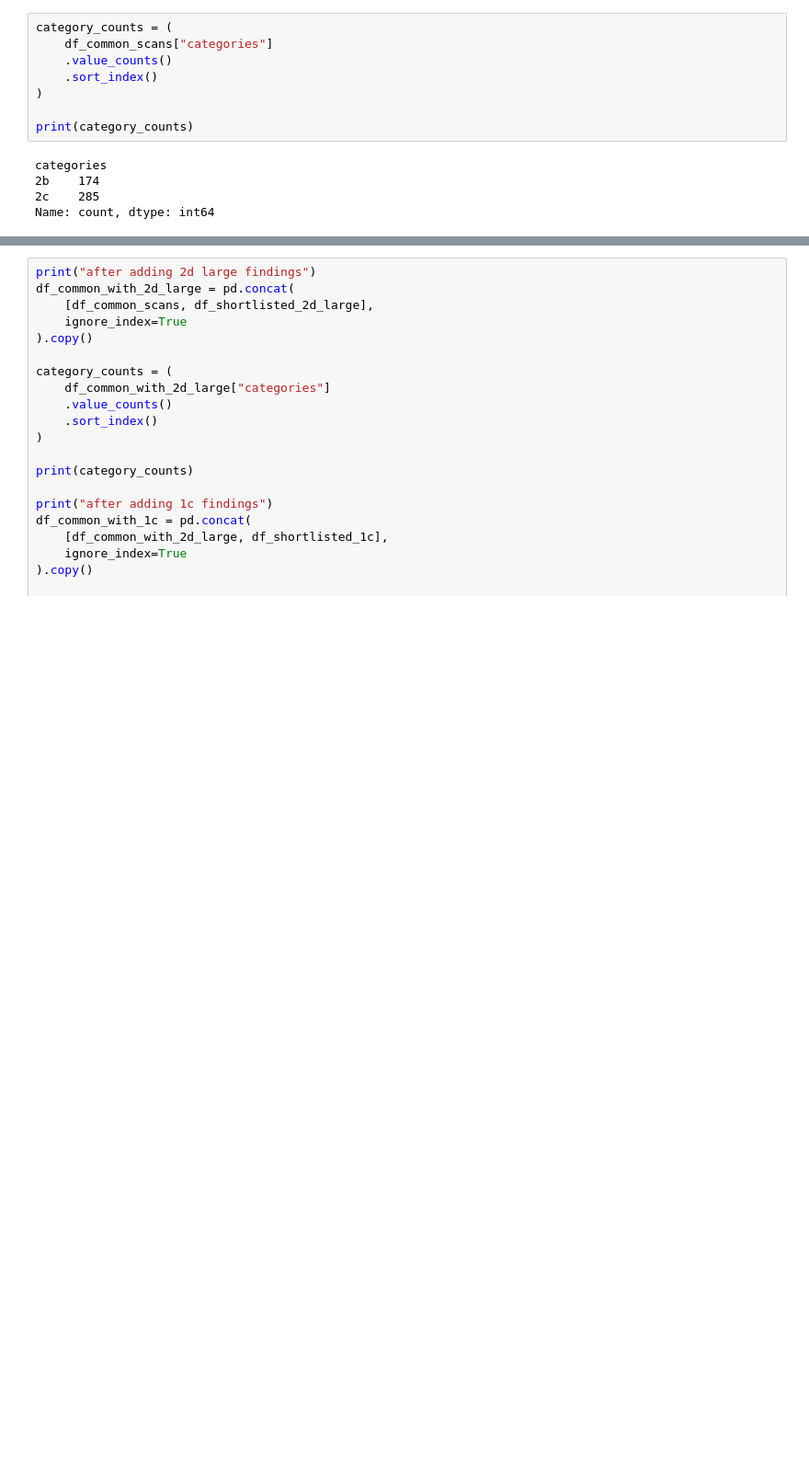
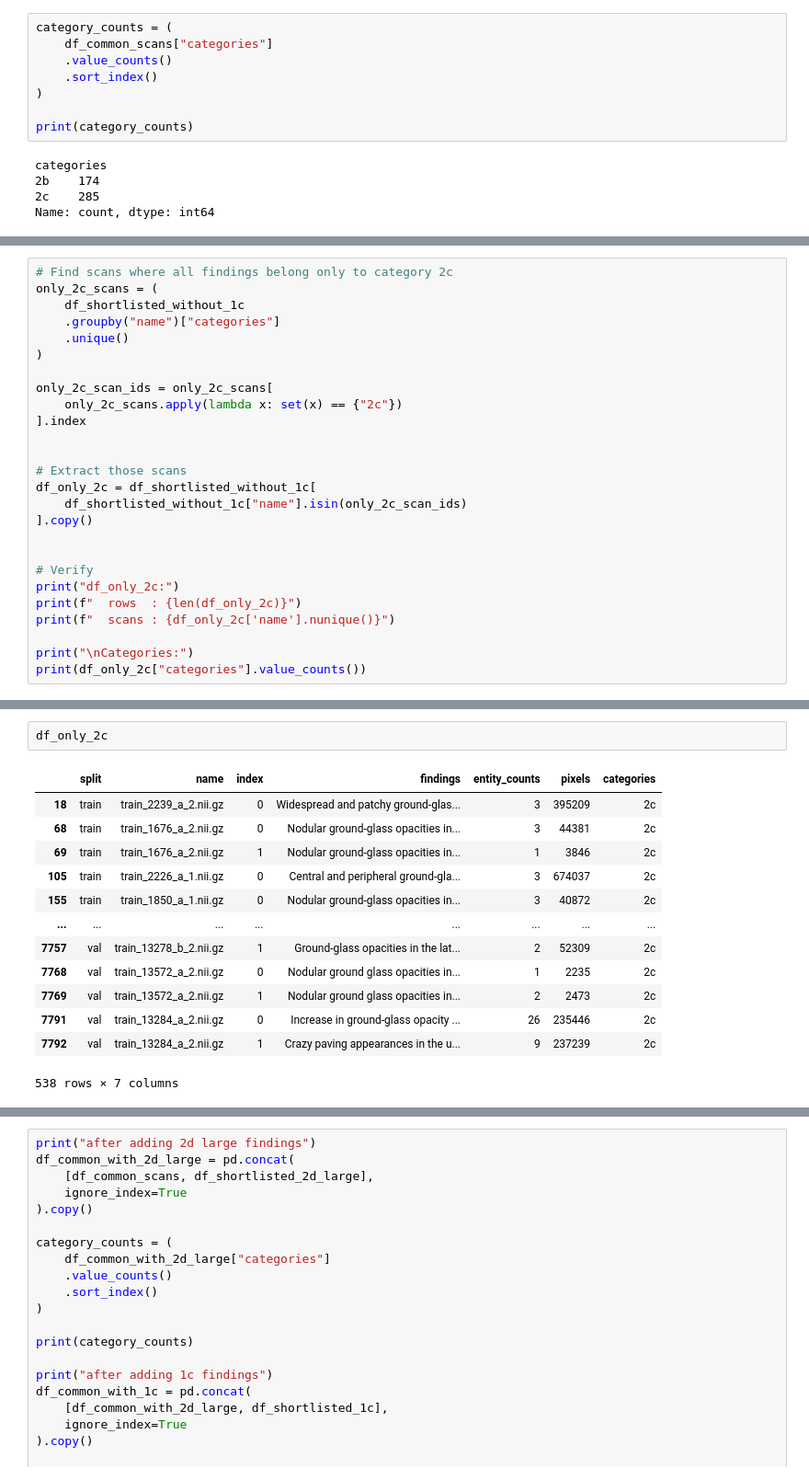
Before and after one commit to ckekula/fyp-3d-ct, a Jupyter notebook: eda/json.ipynb, the cells around one changed output, grey strips where cells are left out. Shown at 92% size. Saved outputs shown, nothing was run; the diff lists cells and outputs as text; blank space fills up the shorter version.

```diff
--- a/eda/json.ipynb
+++ b/eda/json.ipynb
@@ -2211,0 +2246,26 @@ Name: count, dtype: int64
+# %%
+# Find scans where all findings belong only to category 2c
+only_2c_scans = (
+    df_shortlisted_without_1c
+    .groupby("name")["categories"]
+    .unique()
+)
+
+only_2c_scan_ids = only_2c_scans[
+    only_2c_scans.apply(lambda x: set(x) == {"2c"})
+].index
+
+
+# Extract those scans
+df_only_2c = df_shortlisted_without_1c[
+    df_shortlisted_without_1c["name"].isin(only_2c_scan_ids)
+].copy()
+
+
+# Verify
+print("df_only_2c:")
+print(f"  rows  : {len(df_only_2c)}")
+print(f"  scans : {df_only_2c['name'].nunique()}")
+
+print("\nCategories:")
+print(df_only_2c["categories"].value_counts())
@@ -2211,0 +2281,16 @@ Name: count, dtype: int64
+# %%
+df_only_2c
+# %% [output]
+|  | split | name | index | findings | entity_counts | pixels | categories |
+| 18 | train | train_2239_a_2.nii.gz | 0 | Widespread and patchy ground-glas... | 3 | 395209 | 2c |
+| 68 | train | train_1676_a_2.nii.gz | 0 | Nodular ground-glass opacities in... | 3 | 44381 | 2c |
+| 69 | train | train_1676_a_2.nii.gz | 1 | Nodular ground-glass opacities in... | 1 | 3846 | 2c |
+| 105 | train | train_2226_a_1.nii.gz | 0 | Central and peripheral ground-gla... | 3 | 674037 | 2c |
+| 155 | train | train_1850_a_1.nii.gz | 0 | Nodular ground-glass opacities in... | 3 | 40872 | 2c |
+| ... | ... | ... | ... | ... | ... | ... | ... |
+| 7757 | val | train_13278_b_2.nii.gz | 1 | Ground-glass opacities in the lat... | 2 | 52309 | 2c |
+| 7768 | val | train_13572_a_2.nii.gz | 0 | Nodular ground glass opacities in... | 1 | 2235 | 2c |
+| 7769 | val | train_13572_a_2.nii.gz | 1 | Nodular ground glass opacities in... | 2 | 2473 | 2c |
+| 7791 | val | train_13284_a_2.nii.gz | 0 | Increase in ground-glass opacity ... | 26 | 235446 | 2c |
+| 7792 | val | train_13284_a_2.nii.gz | 1 | Crazy paving appearances in the u... | 9 | 237239 | 2c |
+538 rows × 7 columns
```
Also changed, not shown: parts of 15 cells of this notebook, 10 other files.
